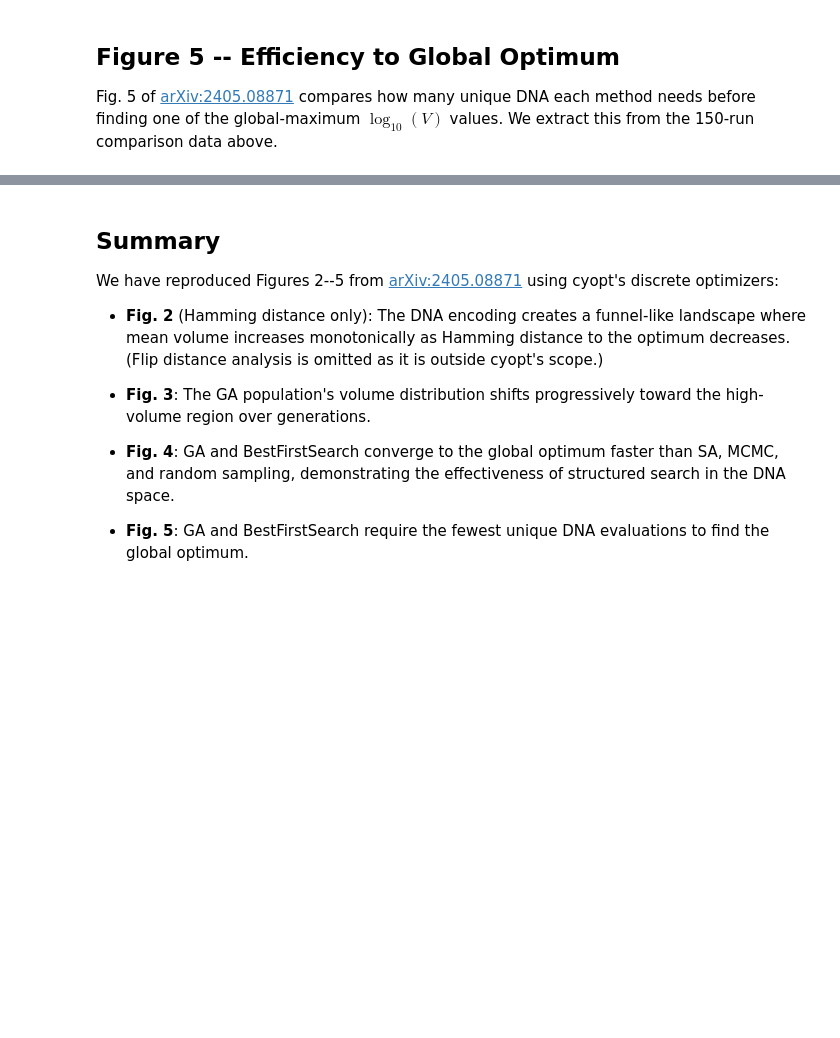
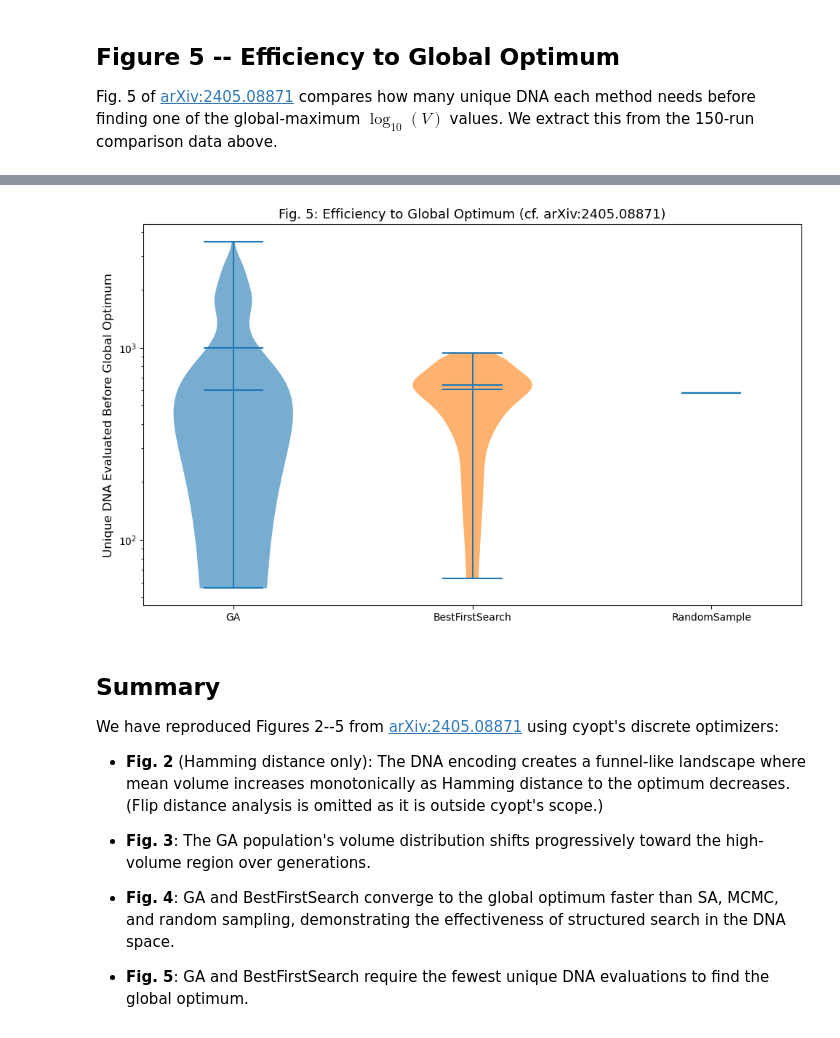
Before and after one commit to sheride/cyopt, a Jupyter notebook: documentation/source/tutorials/frst_optimization.ipynb, the cells around one changed output, grey strips where cells are left out. Saved outputs shown, nothing was run; the diff lists cells and outputs as text; code cells hidden in the pictures; blank space fills up the shorter version.

```diff
--- a/documentation/source/tutorials/frst_optimization.ipynb
+++ b/documentation/source/tutorials/frst_optimization.ipynb
@@ -497,30 +516,33 @@ if ga_fig5_evals:
 # %%
 # Fig 5: Violin plot
 fig, ax = plt.subplots(figsize=(10, 6))
 
 plot_order = ['GA', 'BestFirstSearch', 'RandomSample']
 plot_data = []
 plot_labels = []
 colors = ['tab:blue', 'tab:orange', 'tab:gray']
 
 for name in plot_order:
     evals = efficiency_data.get(name, [])
     if len(evals) > 0:
         plot_data.append(evals)
         plot_labels.append(name)
 
 if plot_data:
     parts = ax.violinplot(plot_data, showmeans=True, showmedians=True)
     for i, pc in enumerate(parts['bodies']):
         pc.set_facecolor(colors[i])
         pc.set_alpha(0.6)
     ax.set_xticks(range(1, len(plot_labels) + 1))
     ax.set_xticklabels(plot_labels)
 
 ax.set_ylabel('Unique DNA Evaluated Before Global Optimum', fontsize=12)
 ax.set_title('Fig. 5: Efficiency to Global Optimum (cf. arXiv:2405.08871)', fontsize=13)
 plt.tight_layout()
+plt.yscale('log')
 plt.show()
+# %% [output]
+[figure, added]
 # %% [markdown]
 ## Summary
 
```
Also changed, not shown: parts of 5 cells of this notebook, 1 other file.
